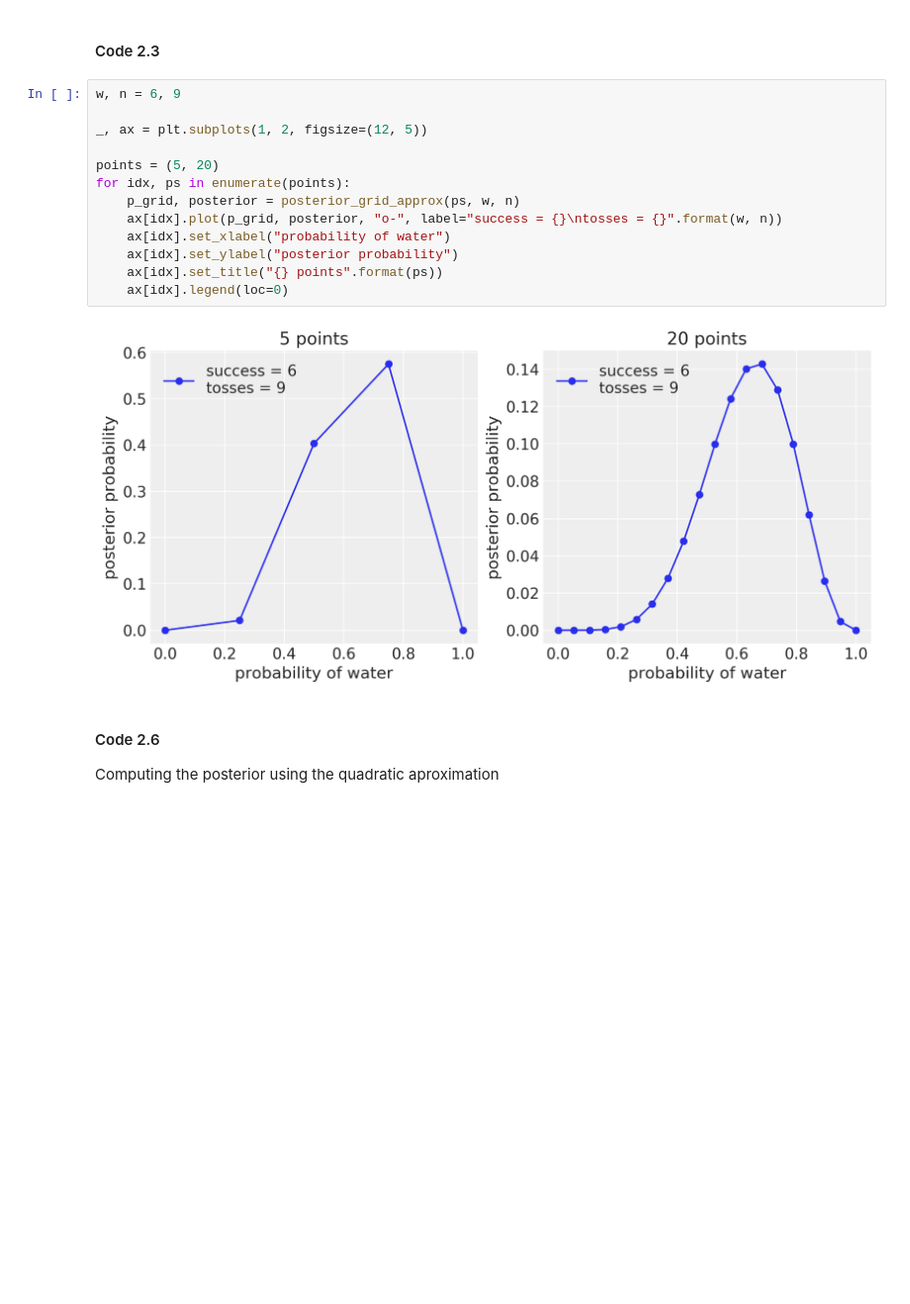
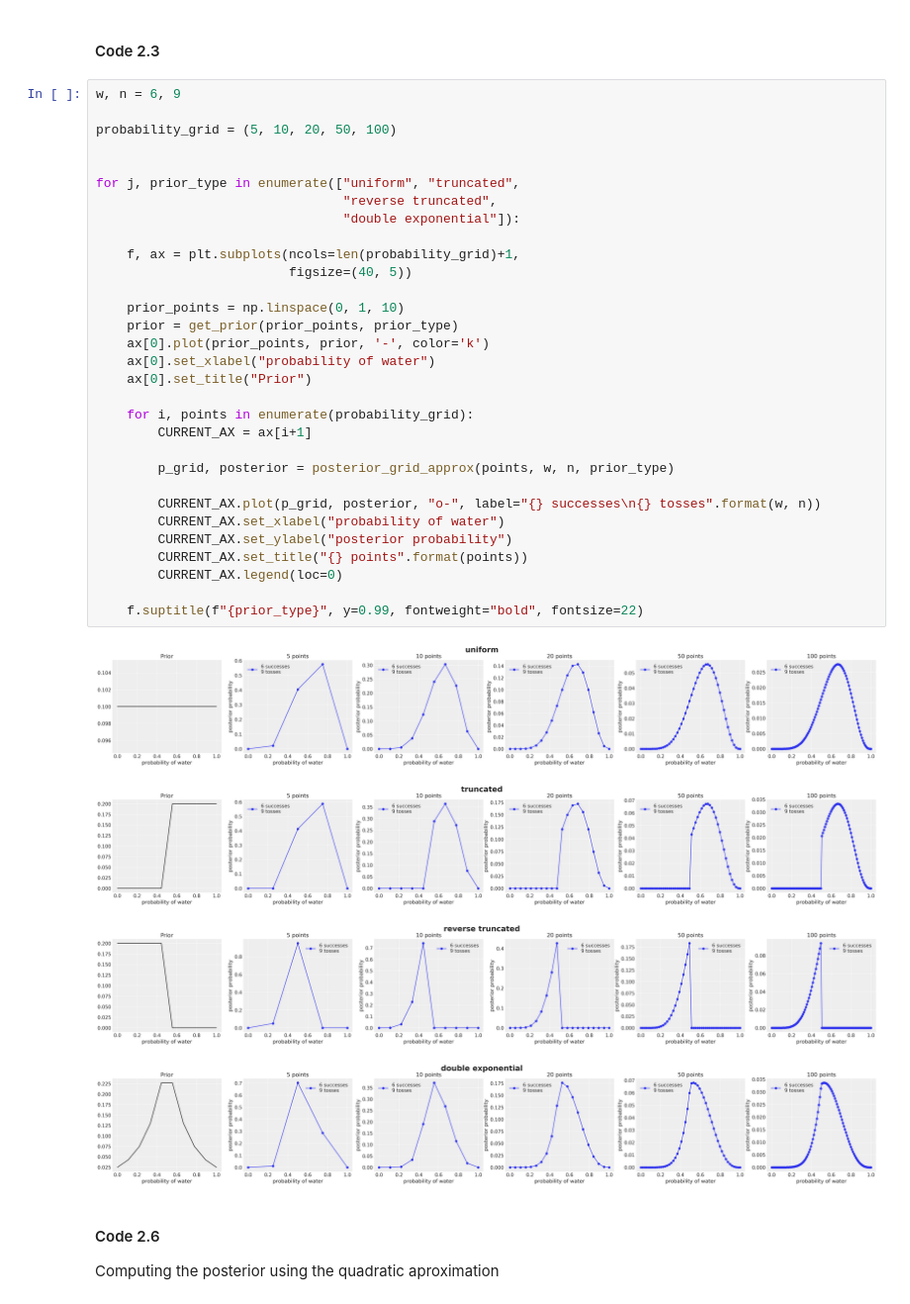
Before and after one commit to josesho/resources, a Jupyter notebook: Rethinking_2/Chp_02.ipynb, the cells around one changed output. Shown at 99% size. Saved outputs shown, nothing was run; the diff lists cells and outputs as text; blank space fills up the shorter version.

Commit message:
Update Chp_02.ipynb
study of grid approximation

```diff
--- a/Rethinking_2/Chp_02.ipynb
+++ b/Rethinking_2/Chp_02.ipynb
@@ -58,20 +75,41 @@ def posterior_grid_approx(grid_points=5, success=6, tosses=9):
 # %% [markdown]
 #### Code 2.3
-# %%
-w, n = 6, 9
-
-_, ax = plt.subplots(1, 2, figsize=(12, 5))
-
-points = (5, 20)
-for idx, ps in enumerate(points):
-    p_grid, posterior = posterior_grid_approx(ps, w, n)
-    ax[idx].plot(p_grid, posterior, "o-", label="success = {}\ntosses = {}".format(w, n))
-    ax[idx].set_xlabel("probability of water")
-    ax[idx].set_ylabel("posterior probability")
-    ax[idx].set_title("{} points".format(ps))
-    ax[idx].legend(loc=0)
-# %% [output]
-[figure, removed]
+# %%
+w, n = 6, 9
+
+probability_grid = (5, 10, 20, 50, 100)
+
+
+for j, prior_type in enumerate(["uniform", "truncated",
+                                "reverse truncated",
+                                "double exponential"]):
+
+    f, ax = plt.subplots(ncols=len(probability_grid)+1,
+                         figsize=(40, 5))
+
+    prior_points = np.linspace(0, 1, 10)
+    prior = get_prior(prior_points, prior_type)
+    ax[0].plot(prior_points, prior, '-', color='k')
+    ax[0].set_xlabel("probability of water")
+    ax[0].set_title("Prior")
+
+    for i, points in enumerate(probability_grid):
+        CURRENT_AX = ax[i+1]
+
+        p_grid, posterior = posterior_grid_approx(points, w, n, prior_type)
+
+        CURRENT_AX.plot(p_grid, posterior, "o-", label="{} successes\n{} tosses".format(w, n))
+        CURRENT_AX.set_xlabel("probability of water")
+        CURRENT_AX.set_ylabel("posterior probability")
+        CURRENT_AX.set_title("{} points".format(points))
+        CURRENT_AX.legend(loc=0)
+
+    f.suptitle(f"{prior_type}", y=0.99, fontweight="bold", fontsize=22)
+# %% [output]
+[figure, added]
+[figure, added]
+[figure, added]
+[figure, added]
 # %% [markdown]
 #### Code 2.6
 
```
Also changed, not shown: parts of 3 cells of this notebook.
